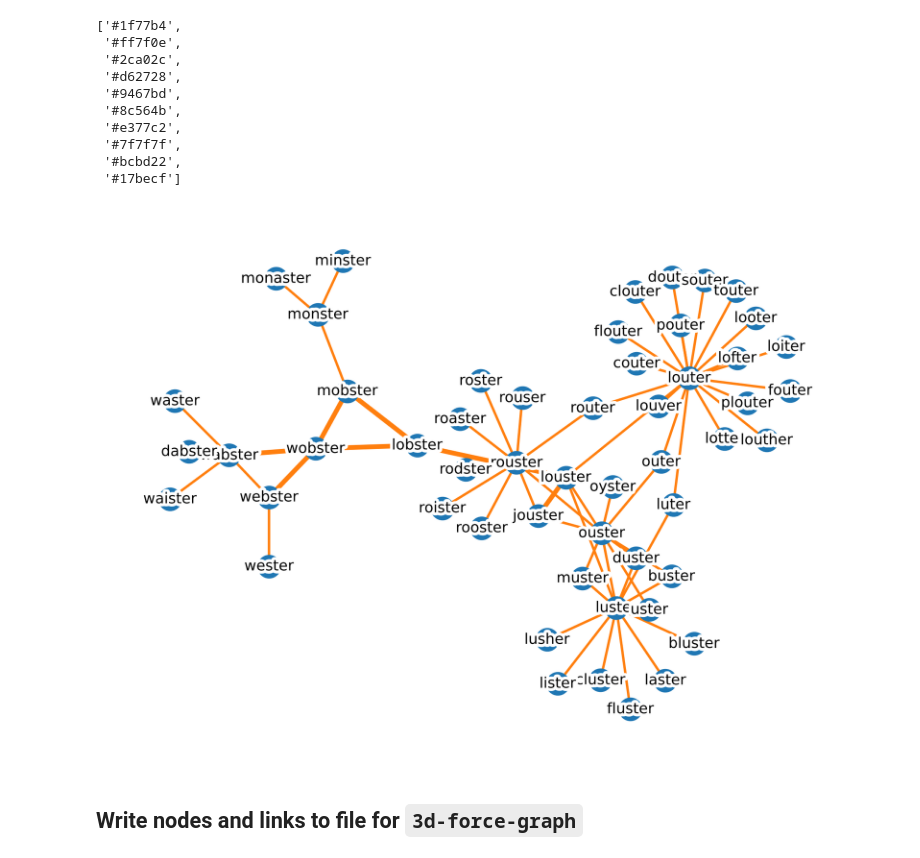
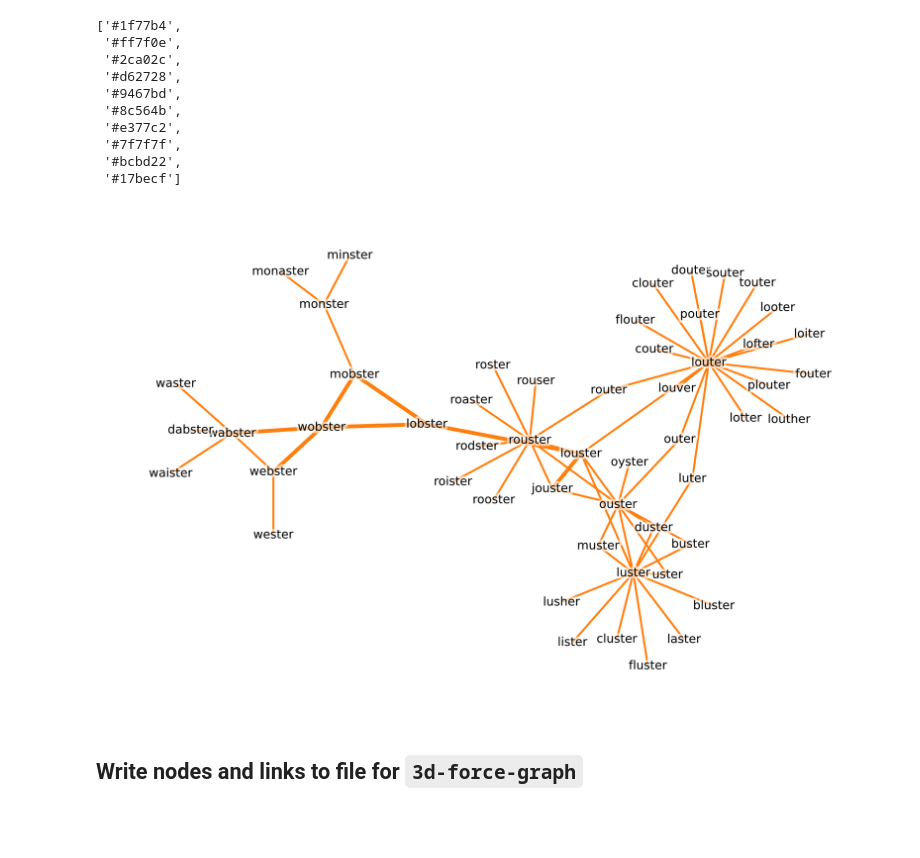
Before and after one commit to pjleimbigler/word-network-graph, a Jupyter notebook: Word Network Graph.ipynb, the cells around one changed output. Drawn from its saved outputs; the diff is of its cells as text; code cells hidden in the pictures; blank space fills up the shorter version.

Commit message:
Improve network layout of example output

```diff
--- a/Word Network Graph.ipynb
+++ b/Word Network Graph.ipynb
@@ -196,43 +196,45 @@ mpl_colors
 # Available programs: 'neato', 'dot', 'twopi', 'fdp', 'sfdp', 'circo'
 pos = nx.nx_agraph.graphviz_layout(G, 'sfdp')
 
 # pos = nx.spring_layout(G, k=3/(len(G)**.5), weight='depth')
 
-fig, ax = plt.subplots(figsize=(11, 8))
+fig, ax = plt.subplots(figsize=(14, 9))
 ax.axis('off')
 
 # Nodes
-nodes = nx.draw_networkx_nodes(
-    G,
-    pos,
-    node_color=mpl_colors[0],
-    linewidths=2,
-    ax=ax
-)
+# nodes = nx.draw_networkx_nodes(
+#     G,
+#     pos,
+#     node_color=mpl_colors[0],
+#     linewidths=2,
+#     ax=ax
+# )
 
 # Node text labels
 node_label_handles = nx.draw_networkx_labels(G, pos=pos, ax=ax);
 
 # Visualize network distance from given word as thicker edges
 # that get thinner as you move outward
 linewidths = [1 + G[u][v]['depth']**1.5 for u, v in G.edges()]
 
 # Draw edges and store the returned FancyArrowPatch list
 arrowheads = nx.draw_networkx_edges(
     G,
     pos,
     edge_color=mpl_colors[1],
     width=linewidths,
     ax=ax
 )
 
 # Add white outline to text
 for t in node_label_handles.values():
-    t.set_path_effects([path_effects.Stroke(linewidth=5,
+    t.set_path_effects([path_effects.Stroke(linewidth=5, alpha=0.6,
                                             foreground='white'),
                        path_effects.Normal()])
+
+fig.savefig('lobster2.png', bbox_inches='tight')
 # %% [output]
-[figure, old version]
+[figure, new version]
 # %% [markdown]
 ## Write nodes and links to file for `3d-force-graph`
 # %%
```
Also changed, not shown: 1 other file.
